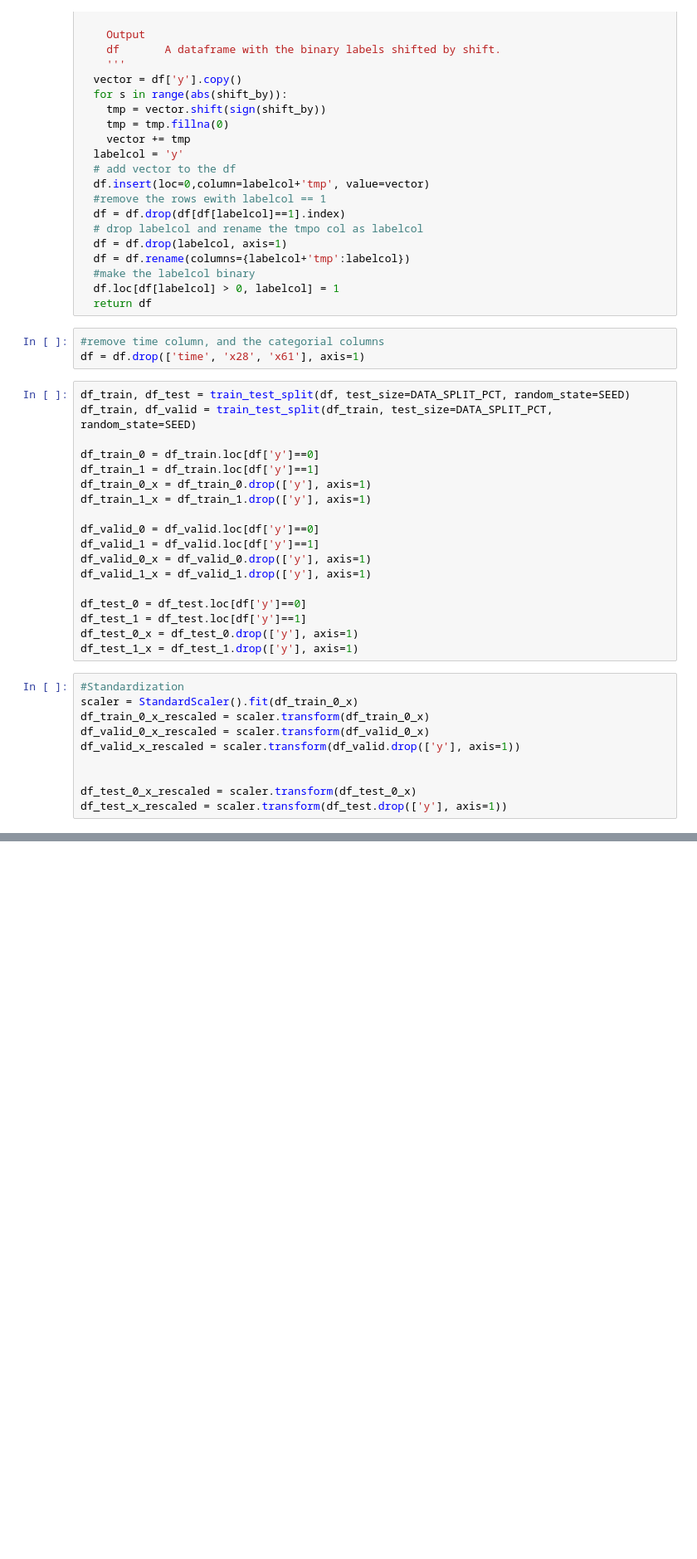
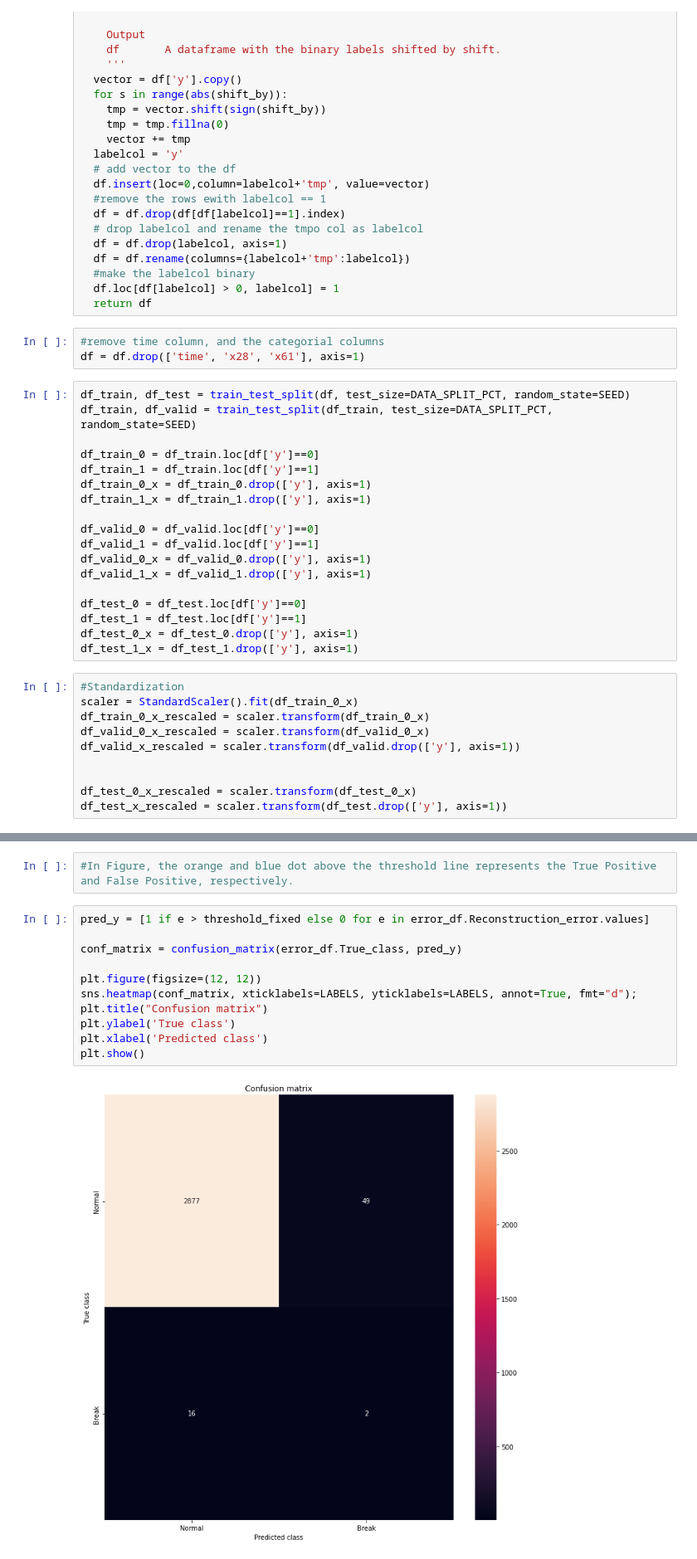
Before and after one commit to ctshiz/DEEP_LEARNING_STUDIES, a Jupyter notebook: Extreme_Rare_Event_Classification_using_Autoencoders_in_Keras.ipynb, the cells around one changed output, grey strips where cells are left out. Shown at 83% size. Cells and saved outputs as stored; diff of their text form; blank space fills up the shorter version.

```diff
--- a/Extreme_Rare_Event_Classification_using_Autoencoders_in_Keras.ipynb
+++ b/Extreme_Rare_Event_Classification_using_Autoencoders_in_Keras.ipynb
@@ -123,0 +218,15 @@ learning_rate = 1e-3
+# %%
+#In Figure, the orange and blue dot above the threshold line represents the True Positive and False Positive, respectively.
+# %%
+pred_y = [1 if e > threshold_fixed else 0 for e in error_df.Reconstruction_error.values]
+
+conf_matrix = confusion_matrix(error_df.True_class, pred_y)
+
+plt.figure(figsize=(12, 12))
+sns.heatmap(conf_matrix, xticklabels=LABELS, yticklabels=LABELS, annot=True, fmt="d");
+plt.title("Confusion matrix")
+plt.ylabel('True class')
+plt.xlabel('Predicted class')
+plt.show()
+# %% [output]
+[figure, added]
```
Also changed, not shown: parts of 6 cells of this notebook.
